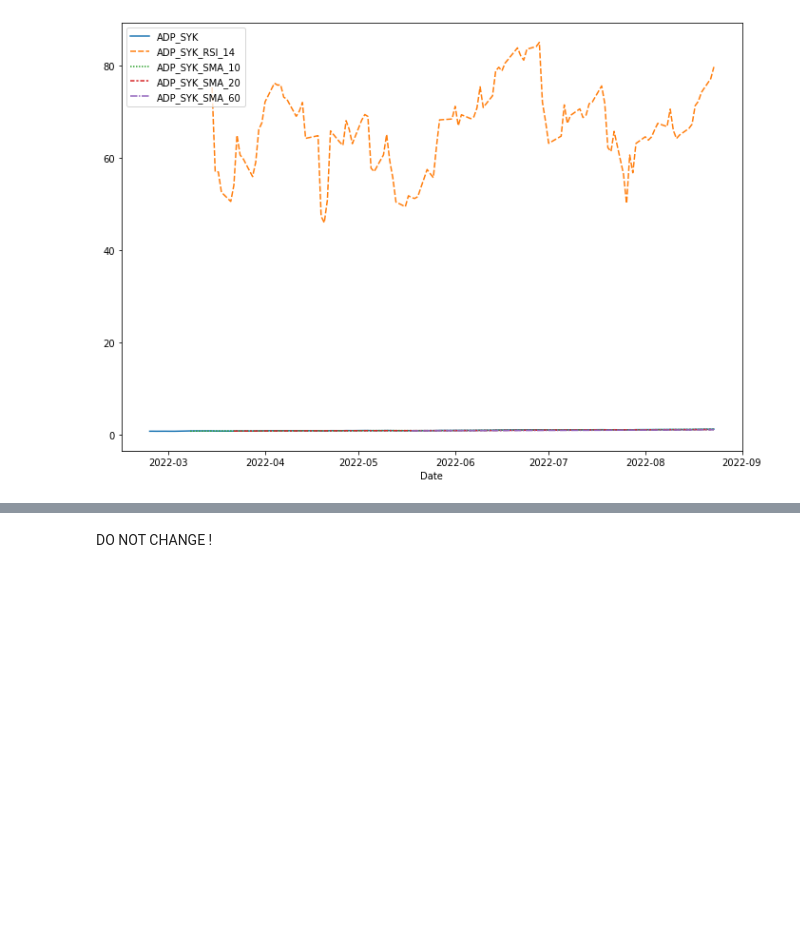
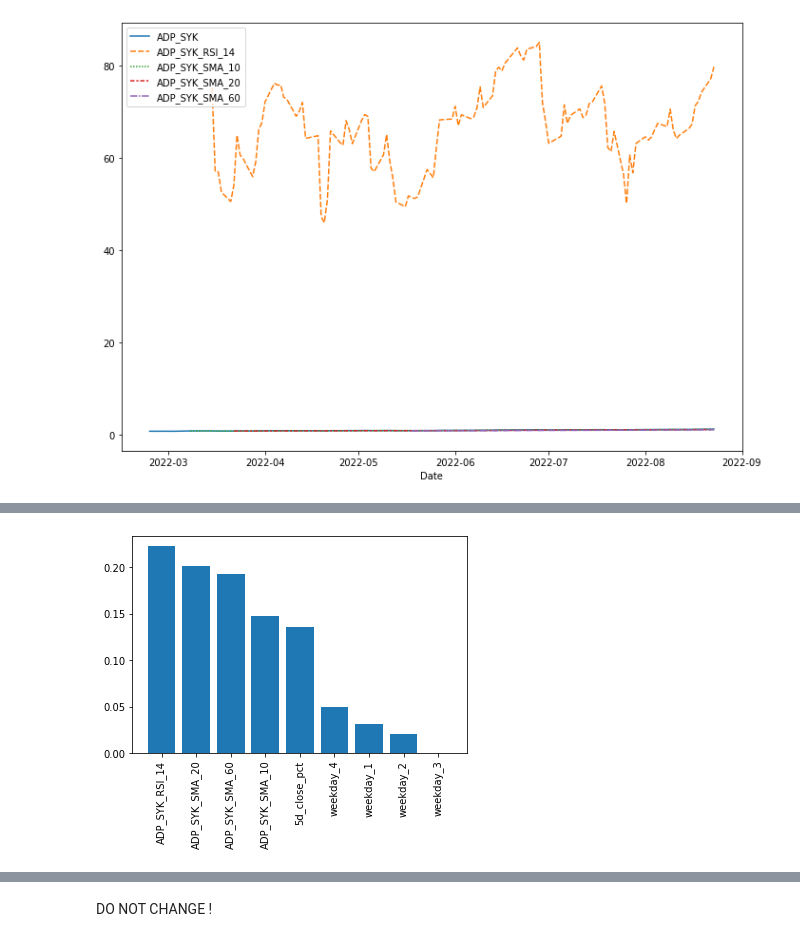
Before and after one commit to greengamma/long-short-trade-ideas-generator, a Jupyter notebook: notebooks/xg_model.ipynb, the cells around one changed output, grey strips where cells are left out. Drawn from its saved outputs; the diff is of its cells as text; code cells hidden in the pictures; blank space fills up the shorter version.

```diff
--- a/notebooks/xg_model.ipynb
+++ b/notebooks/xg_model.ipynb
@@ -87,0 +135,6 @@ sns.lineplot(data=sorted_df.iloc[:, :5]);
+# %%
+# extract features for modelling
+feature_names = ['5d_close_pct', 'ADP_SYK_SMA_10', 'ADP_SYK_SMA_20', 'ADP_SYK_SMA_60', 'ADP_SYK_RSI_14',
+                 'weekday_1', 'weekday_2', 'weekday_3', 'weekday_4']
+features = ratio_df[feature_names]
+targets = ratio_df['5d_future_close_pct']
@@ -87,0 +143,24 @@ sns.lineplot(data=sorted_df.iloc[:, :5]);
+# %%
+# make train and test sets
+#linear_features = sm.add_constant(features)
+linear_features = features.fillna(features.median())
+target_median = targets.median()
+targets.fillna(target_median, inplace=True)
+
+train_size = int(0.85 * targets.shape[0])
+X_train = linear_features[:train_size]
+y_train = targets[:train_size]
+X_test = linear_features[train_size:]
+y_test = targets[train_size:]
+# %%
+# build the XGBoost model
+xgb_reg = XGBRegressor(booster='gbtree',
+                       objective='reg:squarederror',
+                       max_depth=3,
+                       n_estimators=100,
+                       learning_rate=0.1,
+                       n_jobs=-1,
+                       random_state=2)
+# %%
+# fit the model
+xgb_reg.fit(X_train, y_train)
@@ -87,0 +178,11 @@ sns.lineplot(data=sorted_df.iloc[:, :5]);
+# %%
+# check feature importances
+importances = xgb_reg.feature_importances_
+sorted_index = np.argsort(importances)[::-1]
+x = range(len(importances))
+labels = np.array(feature_names)[sorted_index]
+plt.bar(x, importances[sorted_index], tick_label=labels)
+plt.xticks(rotation=90)
+plt.show()
+# %% [output]
+[figure, added]
```
Also changed, not shown: parts of 14 cells of this notebook.
